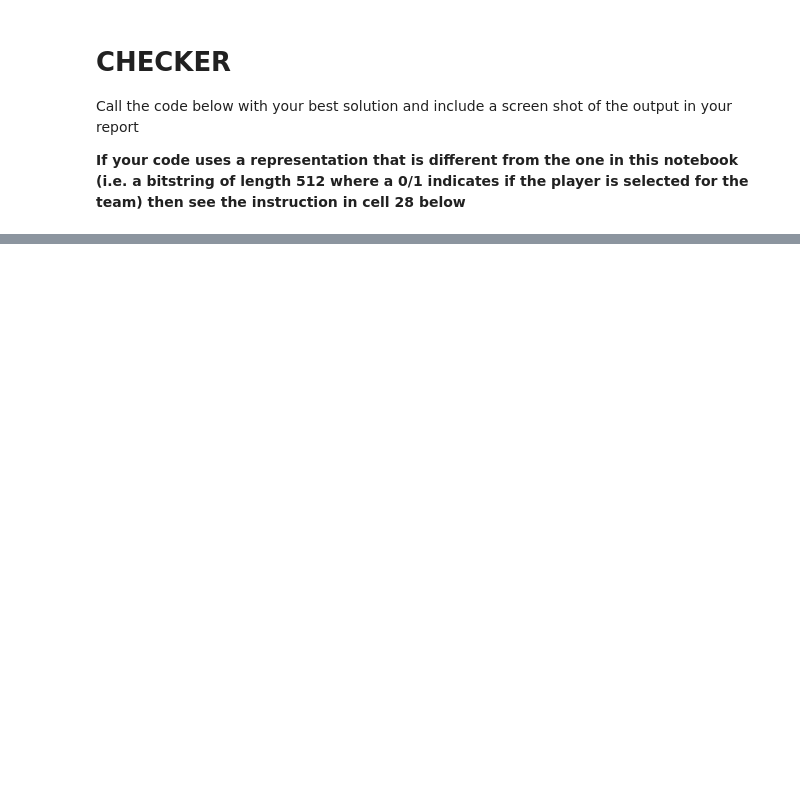
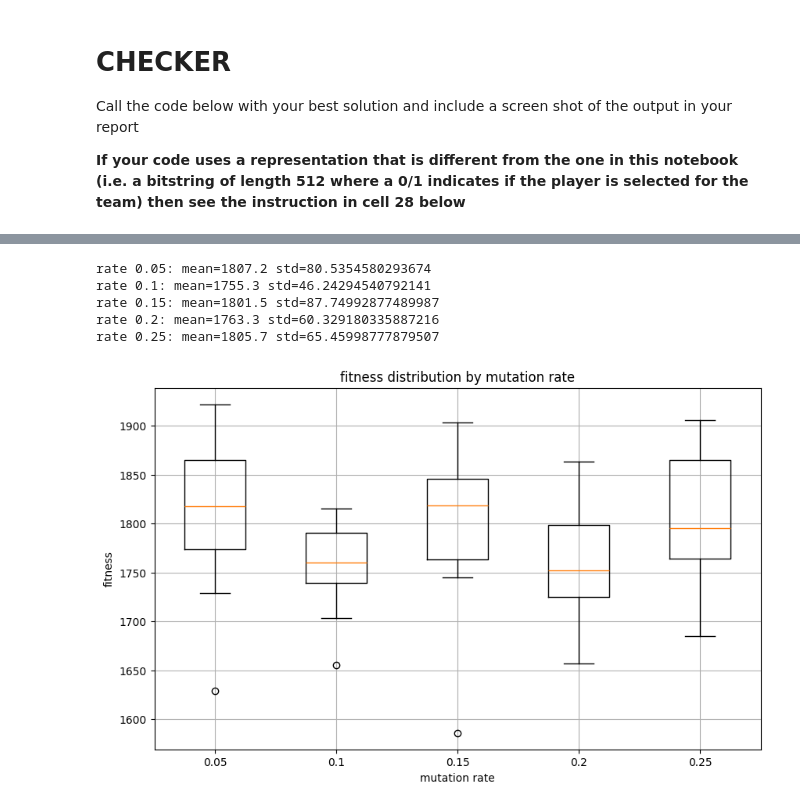
Before and after one commit to Calum-Kerr/AIO, a Jupyter notebook: Cw/40587080.ipynb, the cells around one changed output, grey strips where cells are left out. Cells and saved outputs as stored; diff of their text form; code cells hidden in the pictures; blank space fills up the shorter version.

```diff
--- a/Cw/40587080.ipynb
+++ b/Cw/40587080.ipynb
@@ -255,0 +284,28 @@ str: 2
+# %%
+mutation_rates=[0.05,0.10,0.15,0.20,0.25]
+results_by_rate={}
+for rate in mutation_rates:
+    toolbox.unregister("mutate")
+    toolbox.register("mutate",mutSwapPlayers,indpb=rate)
+    run_results=[]
+    for i in range(10):
+        pop,log,hof=main()
+        run_results.append(hof[0].fitness.values[0])
+    results_by_rate[rate]=run_results
+    print("rate %s: mean=%s std=%s"%(rate,numpy.mean(run_results),numpy.std(run_results)))
+toolbox.unregister("mutate")
+toolbox.register("mutate",mutSwapPlayers,indpb=0.15)
+plt.figure(figsize=(10,6))
+plt.boxplot(results_by_rate.values(),labels=[str(r) for r in results_by_rate.keys()])
+plt.xlabel("mutation rate")
+plt.ylabel("fitness")
+plt.title("fitness distribution by mutation rate")
+plt.grid(True)
+plt.show()
+# %% [output]
+rate 0.05: mean=1807.2 std=80.5354580293674
+rate 0.1: mean=1755.3 std=46.24294540792141
+rate 0.15: mean=1801.5 std=87.74992877489987
+rate 0.2: mean=1763.3 std=60.329180335887216
+rate 0.25: mean=1805.7 std=65.45998777879507
+[figure, added]
```
Also changed, not shown: parts of 10 cells of this notebook.
